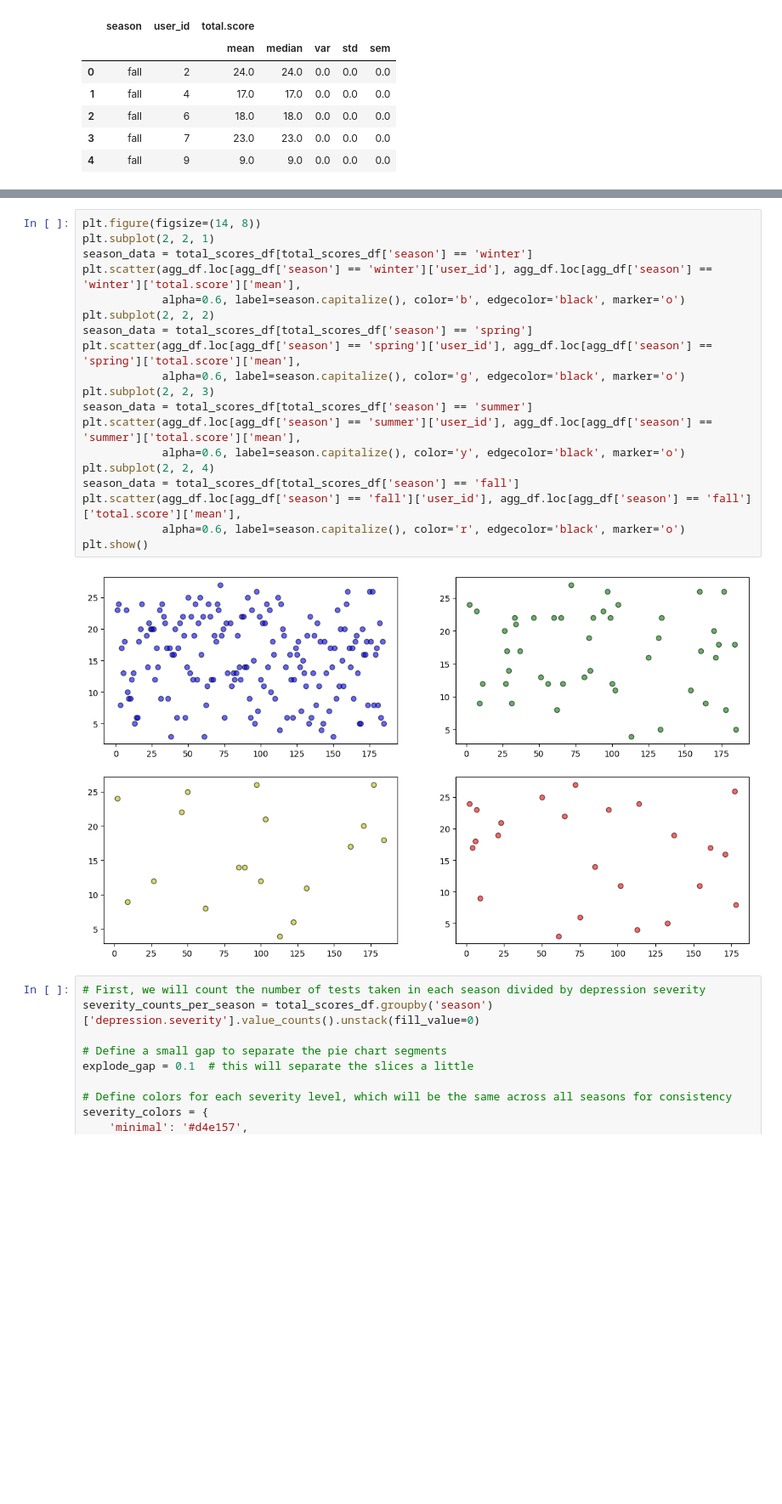
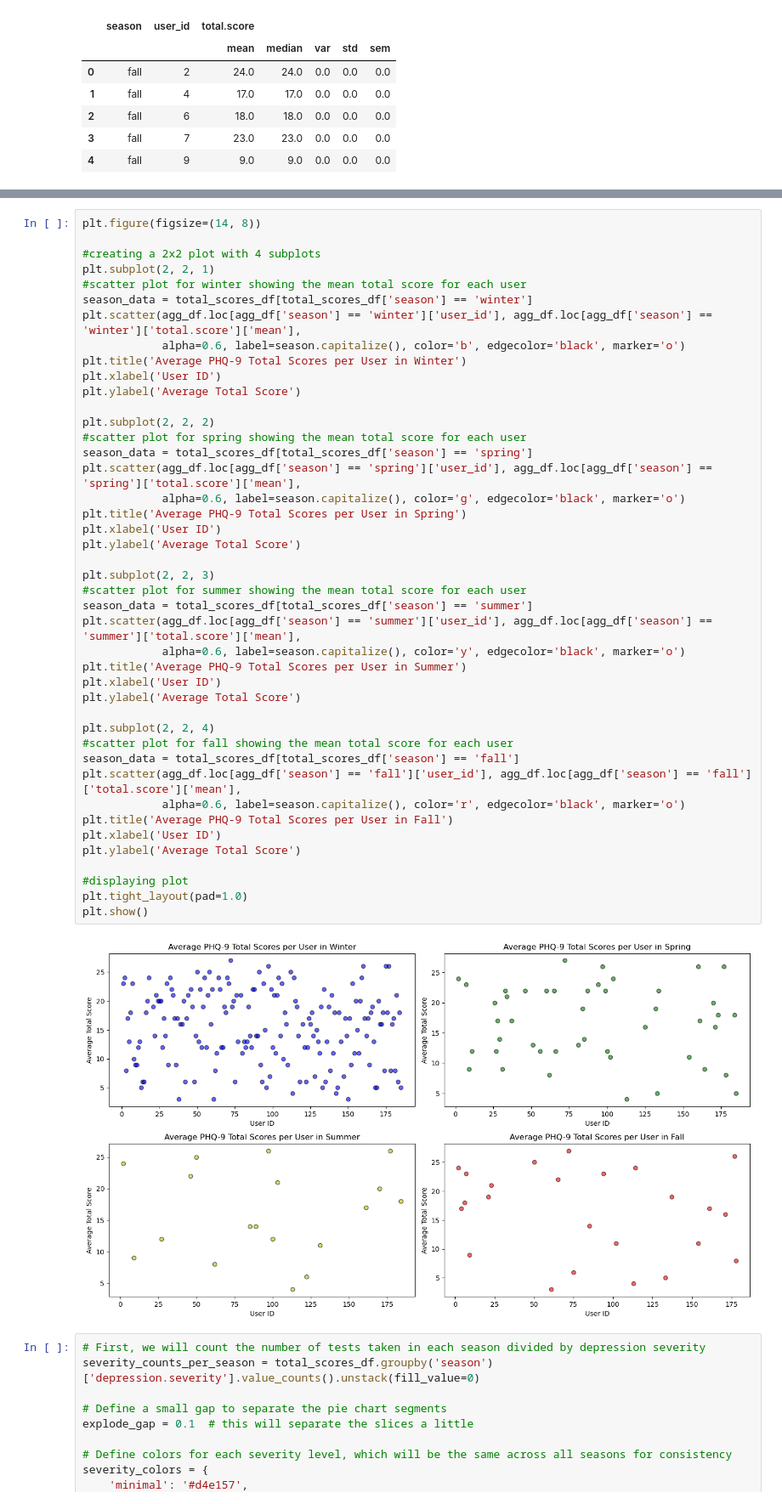
Before and after one commit to meera-patel01/PHQ-9-ANALYSIS, a Jupyter notebook: PHQ-9 ANALYSIS.ipynb, the cells around one changed output, grey strips where cells are left out. Shown: that part at 85% size. Drawn from its saved outputs; the diff is of its cells as text; blank space fills up the shorter version.

```diff
--- a/PHQ-9 ANALYSIS.ipynb
+++ b/PHQ-9 ANALYSIS.ipynb
@@ -152,24 +125,48 @@ Name: user_id, dtype: int64
 # %%
 plt.figure(figsize=(14, 8))
+
+#creating a 2x2 plot with 4 subplots
 plt.subplot(2, 2, 1)
+#scatter plot for winter showing the mean total score for each user
 season_data = total_scores_df[total_scores_df['season'] == 'winter']
 plt.scatter(agg_df.loc[agg_df['season'] == 'winter']['user_id'], agg_df.loc[agg_df['season'] == 'winter']['total.score']['mean'],
             alpha=0.6, label=season.capitalize(), color='b', edgecolor='black', marker='o')
+plt.title('Average PHQ-9 Total Scores per User in Winter')
+plt.xlabel('User ID')
+plt.ylabel('Average Total Score')
+
 plt.subplot(2, 2, 2)
+#scatter plot for spring showing the mean total score for each user
 season_data = total_scores_df[total_scores_df['season'] == 'spring']
 plt.scatter(agg_df.loc[agg_df['season'] == 'spring']['user_id'], agg_df.loc[agg_df['season'] == 'spring']['total.score']['mean'],
             alpha=0.6, label=season.capitalize(), color='g', edgecolor='black', marker='o')
+plt.title('Average PHQ-9 Total Scores per User in Spring')
+plt.xlabel('User ID')
+plt.ylabel('Average Total Score')
+
 plt.subplot(2, 2, 3)
+#scatter plot for summer showing the mean total score for each user
 season_data = total_scores_df[total_scores_df['season'] == 'summer']
 plt.scatter(agg_df.loc[agg_df['season'] == 'summer']['user_id'], agg_df.loc[agg_df['season'] == 'summer']['total.score']['mean'],
             alpha=0.6, label=season.capitalize(), color='y', edgecolor='black', marker='o')
+plt.title('Average PHQ-9 Total Scores per User in Summer')
+plt.xlabel('User ID')
+plt.ylabel('Average Total Score')
+
 plt.subplot(2, 2, 4)
+#scatter plot for fall showing the mean total score for each user
 season_data = total_scores_df[total_scores_df['season'] == 'fall']
 plt.scatter(agg_df.loc[agg_df['season'] == 'fall']['user_id'], agg_df.loc[agg_df['season'] == 'fall']['total.score']['mean'],
             alpha=0.6, label=season.capitalize(), color='r', edgecolor='black', marker='o')
+plt.title('Average PHQ-9 Total Scores per User in Fall')
+plt.xlabel('User ID')
+plt.ylabel('Average Total Score')
+
+#displaying plot
+plt.tight_layout(pad=1.0)
 plt.show()
 # %% [output]
-[figure, old version]
+[figure, new version]
 # %%
 # First, we will count the number of tests taken in each season divided by depression severity
 severity_counts_per_season = total_scores_df.groupby('season')['depression.severity'].value_counts().unstack(fill_value=0)
```
Also changed, not shown: parts of 21 cells of this notebook.
